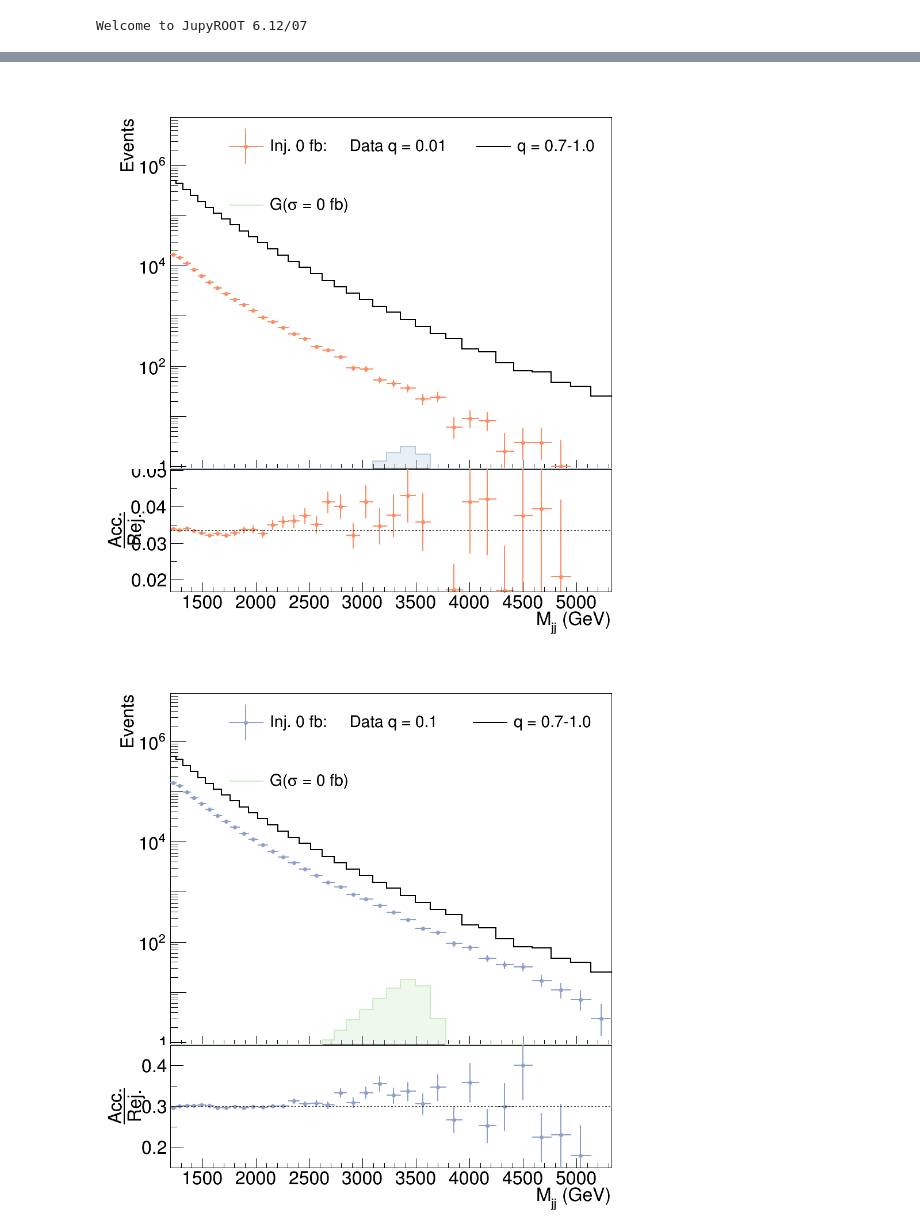
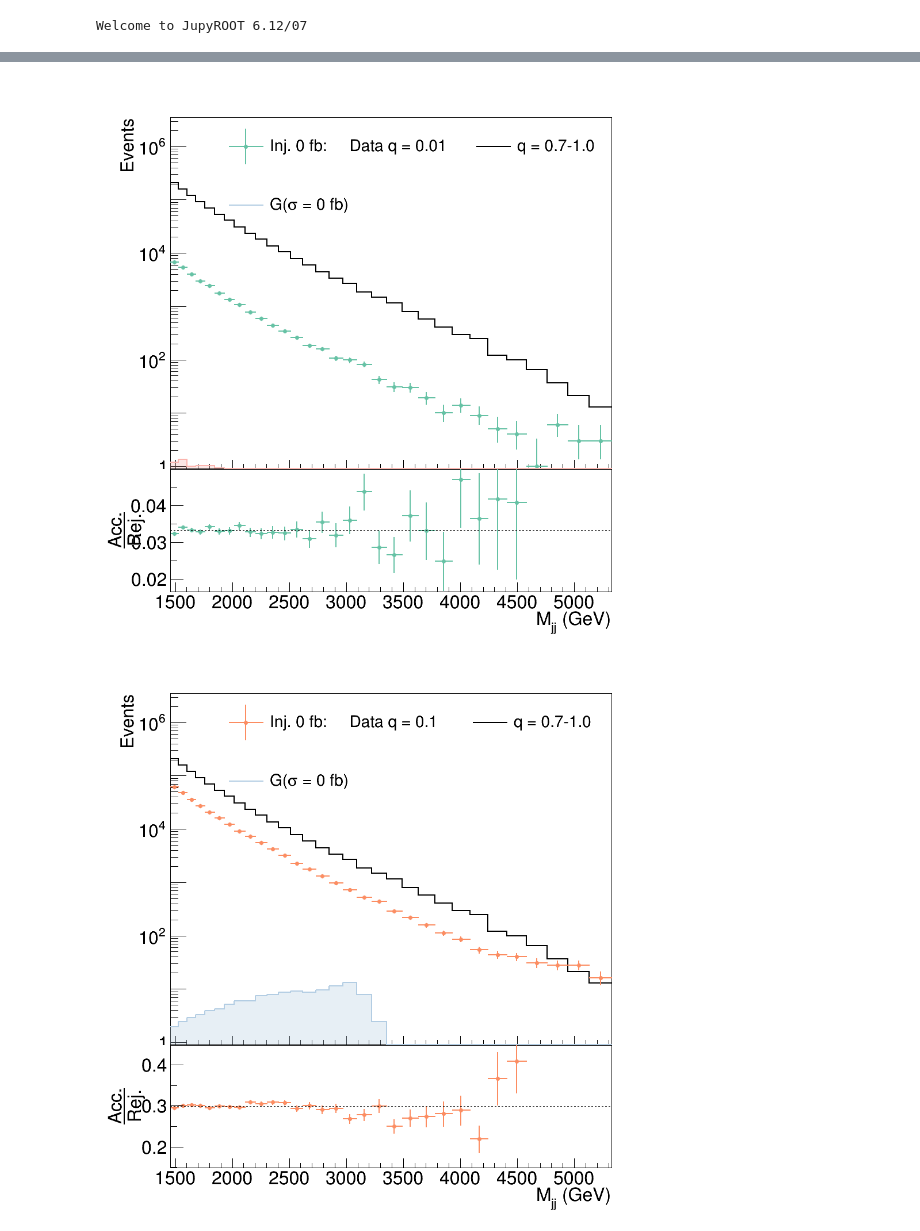
Before and after one commit to mpp-hep/gof_tests, a Jupyter notebook: prepare_histograms.ipynb, the cells around one changed output, grey strips where cells are left out. Drawn from its saved outputs; the diff is of its cells as text; code cells hidden in the pictures.

```diff
--- a/prepare_histograms.ipynb
+++ b/prepare_histograms.ipynb
@@ -27,13 +18,24 @@ width =(signal_file.split('_')[2].lower())
+# %%
+inpath = '/eos/user/b/bmaier/www/case/results/20220609/'
+qcd_file     = 'sig_MCOrig_QR_Reco.h5'
+signal_file  = 'WkkToWRadionToWWW_M3000_Mr170Reco.h5'
+
+xsecs   = [0]
+mX = 3.
+width = "Na"
 # %%
-# Rescaling the inputs to lumi
+# Rescaling the inputs to lumi. THESE VALUES NEED TO BE DOUBLE CHECKED WITH TOBIAS/OZ!
+
 qcd_xsec       = 8730000.0 # Crossection in fb
-qcd_gen_events = 134366091.0+199435365.0+90490645.0+134264102.0 #(all generated QCD)
+# qcd_gen_events = 134366091.0+199435365.0+90490645.0+134264102.0 #(all generated QCD. Not valid for CASE)
 sig_xsec       = 10. #In units of fb (10 fb == 0.01 pb)
-sig_gen_events = 972050.0 #(all generated signal)
-lumi           = qcd_gen_events/qcd_xsec # assuming 64/fb since qcd_gen_events/8730000 ~ 64
+sig_gen_events = 30000 #(all generated signal, check with Tobias!)
+# lumi           = qcd_gen_events/qcd_xsec # assuming 64/fb since qcd_gen_events/8730000 ~ 64
+lumi = 26.81 # lumi for new CASE blackbox dataset
+# scale_qcd = qcd_xsec*lumi/qcd_gen_events
 
-scale_qcd = qcd_xsec*lumi/qcd_gen_events
-scale_sig = 0.8*sig_xsec*lumi/sig_gen_events #20% already used for quantile regression, must be removed
+scale_qcd = 1.
+scale_sig = 0.8*sig_xsec*lumi/sig_gen_events #20% already used for quantile regression, this might be different in Benedikts setup
 
 print('Usign luminosity {}'.format(lumi))
 print('Scale QCD with {}'.format(scale_qcd))
@@ -48,7 +50,8 @@ useDijet = True
 
 # Dijet variable-binwidth binning (depends on dijet resolution)
 if useDijet:
-    bin_edges = np.array([1200, 1255, 1320, 1387, 1457, 1529,
+    bin_edges = np.array([#1200, 1255, 1320, 1387, 1457, 1529,
+                          1457, 1529,
                           1604, 1681, 1761, 1844, 1930, 2019,
                           2111, 2206, 2305, 2406, 2512, 2620,
                           2733, 2849, 2969, 3093, 3221, 3353,
@@ -65,7 +68,7 @@ min_bin = bin_edges[0]
 bws = (max_bin-min_bin)/n_bins
 
 # Use an example file to find which column belongs to which orthogonal quantile cut and to mjj/dEta
-path = inpath + '/xsec_{}/loss_rk5_05/'.format(int(xsecs[0]))
+path = inpath
 columns   = {}
 
 
@@ -76,7 +79,7 @@ with h5py.File(path+qcd_file, 'r') as f_qcd:
 
         # Different quantiles (not orthogonal!)
 #         columns[0.9]  = int(np.where(f_qcd['eventFeatureNames'][()] == 'sel_q90')[0]) # 0=rejected 1=accepted
-#         columns[0.7]  = int(np.where(f_qcd['eventFeatureNames'][()] == 'sel_q70')[0])
+        columns[0.7]  = int(np.where(f_qcd['eventFeatureNames'][()] == 'sel_q70')[0])
         columns[0.5]  = int(np.where(f_qcd['eventFeatureNames'][()] == 'sel_q50')[0])
         columns[0.3]  = int(np.where(f_qcd['eventFeatureNames'][()] == 'sel_q30')[0])
         columns[0.1]  = int(np.where(f_qcd['eventFeatureNames'][()] == 'sel_q10')[0])
@@ -100,7 +103,7 @@ datas_sig_rejected = {}
 
 for xs in xsecs:
 
-    path = inpath + '/xsec_{}/loss_rk5_05/'.format(int(xs))
+    path = inpath
     with h5py.File(path+qcd_file, 'r') as f_qcd:
 
         # Get all features as numpy arrays and apply dEta cut
@@ -411,12 +415,13 @@ def drawHistos(qPass,qFail,scaled_histos_data,scaled_histos_signal, xsecs):
     #c_out.SaveAs("mjj_q{}.pdf".format(qPass))
     return c_out, leg, tline[0], data_hist_ratio
 # %%
+# If the plits down show, execute this cell twice (gotta love root)
 canvs = []
 c0,l0,t0,h0 = drawHistos(0.01,1.0,scaled_histos_data,scaled_histos_signal,xsecs); canvs.append([c0,l0,t0,h0]);canvs[0][0].Draw()
 c1,l1,t1,h1 = drawHistos(0.1 ,1.0,scaled_histos_data,scaled_histos_signal,xsecs) ; canvs.append([c1,l1,t1,h1]);canvs[1][0].Draw()
 c2,l2,t2,h2 = drawHistos(0.3 ,1.0,scaled_histos_data,scaled_histos_signal,xsecs) ; canvs.append([c2,l2,t2,h2]);canvs[2][0].Draw()
 c3,l3,t3,h3 = drawHistos(0.5 ,1.0,scaled_histos_data,scaled_histos_signal,xsecs) ; canvs.append([c3,l3,t3,h3]);canvs[3][0].Draw()
-#c4,l4,t4,h4 = drawHistos(0.7 ,1.0,scaled_histos_data,scaled_histos_signal,xsecs) ; canvs.append([c4,l4,t4,h4]);canvs[4][0].Draw()
+c4,l4,t4,h4 = drawHistos(0.7 ,1.0,scaled_histos_data,scaled_histos_signal,xsecs) ; canvs.append([c4,l4,t4,h4]);canvs[4][0].Draw()
 #c5,l5,t5,h5 = drawHistos(0.9 ,1.0,scaled_histos_data,scaled_histos_signal,xsecs) ; canvs.append([c5,l5,t5,h5]);canvs[5][0].Draw()
 # %% [output]
 Warning in <TCanvas::Constructor>: Deleting canvas with same name: ratio_qacc0.01_qrej1.0
@@ -426,2 +432,2 @@ Warning in <TCanvas::Constructor>: Deleting canvas with same name: ratio_qacc0.5
-[figure, old version]
+[figure, new version]
-[figure, old version]
+[figure, new version]
```
Also changed, not shown: parts of 9 cells of this notebook, 3 other files.
